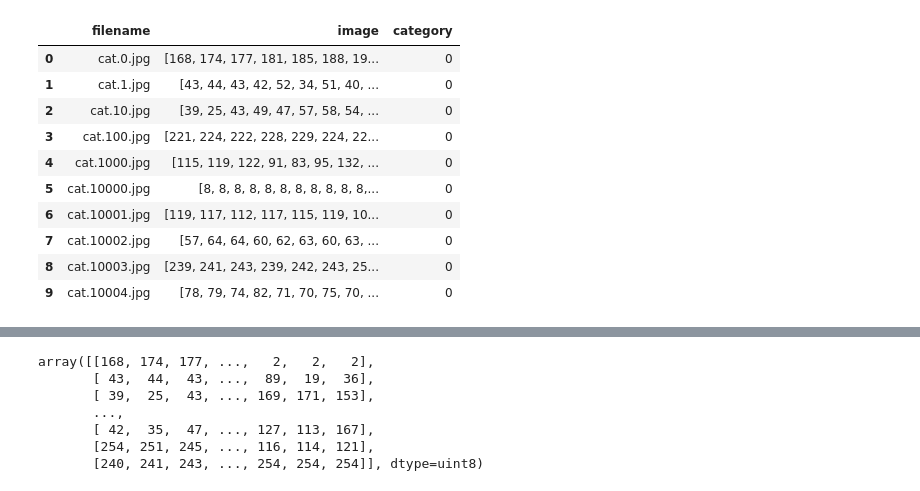
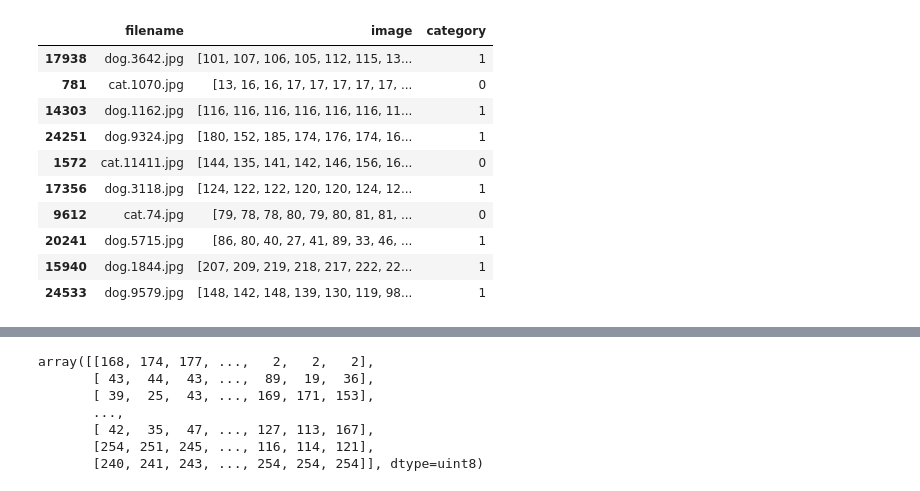
Before and after one commit to noamya-sh/Final-project-SemesterB, a Jupyter notebook: Dogs Vs Cats.ipynb, the cells around one changed output, grey strips where cells are left out. Saved outputs shown, nothing was run; the diff lists cells and outputs as text; code cells hidden in the pictures.

```diff
--- a/Dogs Vs Cats.ipynb
+++ b/Dogs Vs Cats.ipynb
@@ -63,14 +67,14 @@ plt.imshow(random.choice(image).reshape(s,s),cmap='gray')
 # %%
-df.head(10)
+df.sample(10)
 # %% [output]
 |  | filename | image | category |
-| 0 | cat.0.jpg | [168, 174, 177, 181, 185, 188, 19... | 0 |
-| 1 | cat.1.jpg | [43, 44, 43, 42, 52, 34, 51, 40, ... | 0 |
-| 2 | cat.10.jpg | [39, 25, 43, 49, 47, 57, 58, 54, ... | 0 |
-| 3 | cat.100.jpg | [221, 224, 222, 228, 229, 224, 22... | 0 |
-| 4 | cat.1000.jpg | [115, 119, 122, 91, 83, 95, 132, ... | 0 |
-| 5 | cat.10000.jpg | [8, 8, 8, 8, 8, 8, 8, 8, 8, 8, 8,... | 0 |
-| 6 | cat.10001.jpg | [119, 117, 112, 117, 115, 119, 10... | 0 |
-| 7 | cat.10002.jpg | [57, 64, 64, 60, 62, 63, 60, 63, ... | 0 |
-| 8 | cat.10003.jpg | [239, 241, 243, 239, 242, 243, 25... | 0 |
-| 9 | cat.10004.jpg | [78, 79, 74, 82, 71, 70, 75, 70, ... | 0 |
+| 17938 | dog.3642.jpg | [101, 107, 106, 105, 112, 115, 13... | 1 |
+| 781 | cat.1070.jpg | [13, 16, 16, 17, 17, 17, 17, 17, ... | 0 |
+| 14303 | dog.1162.jpg | [116, 116, 116, 116, 116, 116, 11... | 1 |
+| 24251 | dog.9324.jpg | [180, 152, 185, 174, 176, 174, 16... | 1 |
+| 1572 | cat.11411.jpg | [144, 135, 141, 142, 146, 156, 16... | 0 |
+| 17356 | dog.3118.jpg | [124, 122, 122, 120, 120, 124, 12... | 1 |
+| 9612 | cat.74.jpg | [79, 78, 78, 80, 79, 80, 81, 81, ... | 0 |
+| 20241 | dog.5715.jpg | [86, 80, 40, 27, 41, 89, 33, 46, ... | 1 |
+| 15940 | dog.1844.jpg | [207, 209, 219, 218, 217, 222, 22... | 1 |
+| 24533 | dog.9579.jpg | [148, 142, 148, 139, 130, 119, 98... | 1 |
```
Also changed, not shown: parts of 58 cells of this notebook.
